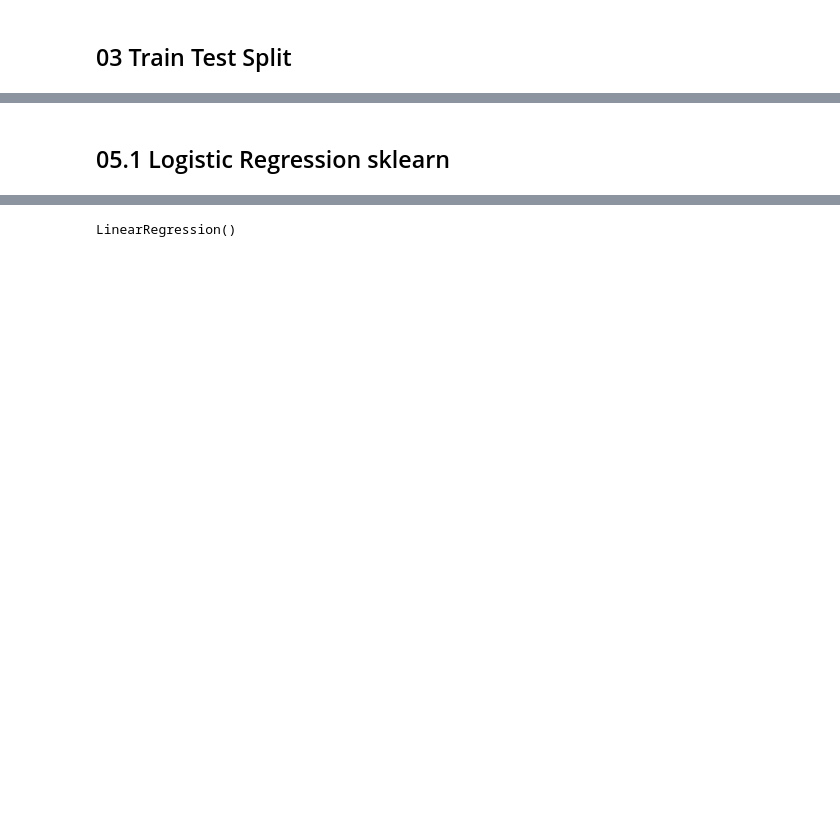
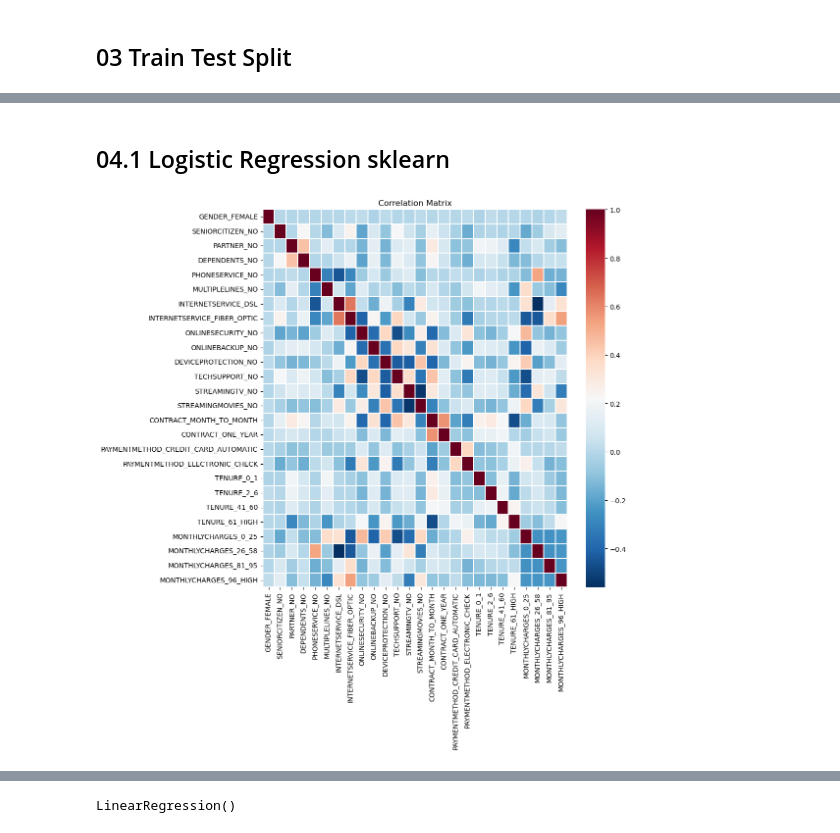
Before and after one commit to HristoPanov/EDA_ML_Telco_Churn, a Jupyter notebook: 02_Scripts/03_ML_Regressions_Telco_Churn.ipynb, the cells around one changed output, grey strips where cells are left out. Cells and saved outputs as stored; diff of their text form; code cells hidden in the pictures; blank space fills up the shorter version.

```diff
--- a/02_Scripts/03_ML_Regressions_Telco_Churn.ipynb
+++ b/02_Scripts/03_ML_Regressions_Telco_Churn.ipynb
@@ -99,5 +143,16 @@ print(features_train.shape, features_test.shape, target_train.shape, target_test
 (4930,)
 (2113,)
 # %% [markdown]
-## 05.1 Logistic Regression sklearn
+## 04.1 Logistic Regression sklearn
+# %%
+# First observe some correlation:
+corr = round(features_train.apply(lambda x: pd.factorize(x)[0]).corr(),2)
+
+plt.figure(figsize=(10, 10))
+sns.heatmap(corr, xticklabels=corr.columns, yticklabels=corr.columns,
+                 linewidths=.2,cmap='RdBu_r') #cmap='RdBu_r')
+plt.title('Correlation Matrix')
+plt.show()
+# %% [output]
+[figure, added]
 # %%
```
Also changed, not shown: parts of 28 cells of this notebook, 2 other files.
